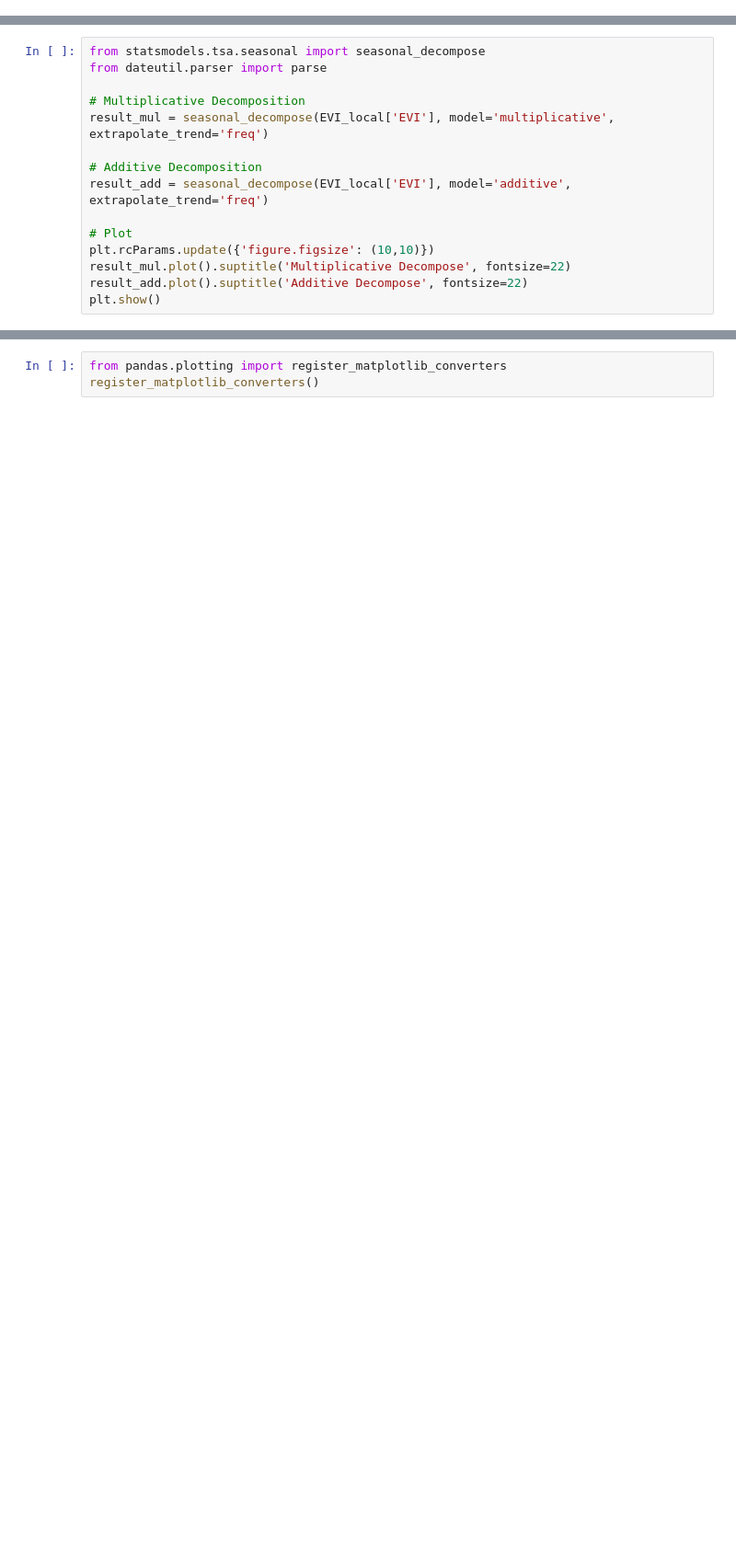
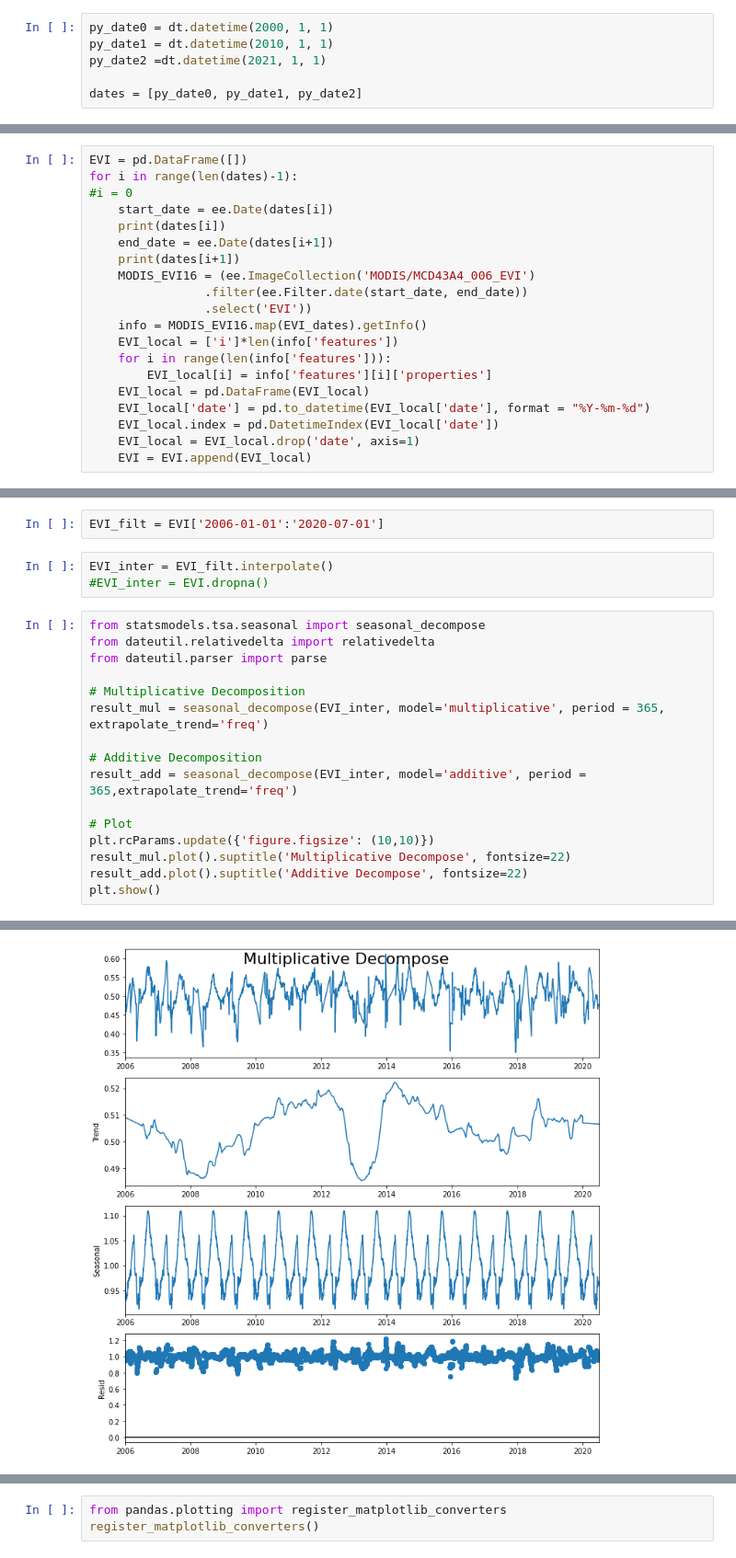
Before and after one commit to PatBall1/pheno_data, a Jupyter notebook: code/pheno_ee.ipynb, the cells around one changed output, grey strips where cells are left out. Shown at 92% size. Cells and saved outputs as stored; diff of their text form; blank space fills up the shorter version.

```diff
--- a/code/pheno_ee.ipynb
+++ b/code/pheno_ee.ipynb
@@ -127,0 +31,6 @@ array([0.48696585, 0.48069053, 0.48489951, ..., 0.48744334, 0.48754557,
+# %%
+py_date0 = dt.datetime(2000, 1, 1)
+py_date1 = dt.datetime(2010, 1, 1)
+py_date2 =dt.datetime(2021, 1, 1)
+
+dates = [py_date0, py_date1, py_date2]
@@ -127,0 +49,20 @@ array([0.48696585, 0.48069053, 0.48489951, ..., 0.48744334, 0.48754557,
+# %%
+EVI = pd.DataFrame([])
+for i in range(len(dates)-1):
+#i = 0
+    start_date = ee.Date(dates[i])
+    print(dates[i])
+    end_date = ee.Date(dates[i+1])
+    print(dates[i+1])
+    MODIS_EVI16 = (ee.ImageCollection('MODIS/MCD43A4_006_EVI')
+                .filter(ee.Filter.date(start_date, end_date))
+                .select('EVI'))
+    info = MODIS_EVI16.map(EVI_dates).getInfo()
+    EVI_local = ['i']*len(info['features'])
+    for i in range(len(info['features'])):
+        EVI_local[i] = info['features'][i]['properties']
+    EVI_local = pd.DataFrame(EVI_local)
+    EVI_local['date'] = pd.to_datetime(EVI_local['date'], format = "%Y-%m-%d")
+    EVI_local.index = pd.DatetimeIndex(EVI_local['date'])
+    EVI_local = EVI_local.drop('date', axis=1)
+    EVI = EVI.append(EVI_local)
@@ -128,12 +101,18 @@ array([0.48696585, 0.48069053, 0.48489951, ..., 0.48744334, 0.48754557,
+# %%
+EVI_filt = EVI['2006-01-01':'2020-07-01']
+# %%
+EVI_inter = EVI_filt.interpolate()
+#EVI_inter = EVI.dropna()
 # %%
 from statsmodels.tsa.seasonal import seasonal_decompose
+from dateutil.relativedelta import relativedelta
 from dateutil.parser import parse
 
 # Multiplicative Decomposition
-result_mul = seasonal_decompose(EVI_local['EVI'], model='multiplicative', extrapolate_trend='freq')
+result_mul = seasonal_decompose(EVI_inter, model='multiplicative', period = 365, extrapolate_trend='freq')
 
 # Additive Decomposition
-result_add = seasonal_decompose(EVI_local['EVI'], model='additive', extrapolate_trend='freq')
+result_add = seasonal_decompose(EVI_inter, model='additive', period = 365,extrapolate_trend='freq')
 
 # Plot
 plt.rcParams.update({'figure.figsize': (10,10)})
@@ -144,0 +123 @@ ModuleNotFoundError: No module named 'statsmodels'
+[figure, added]
```
Also changed, not shown: parts of 50 cells of this notebook.
